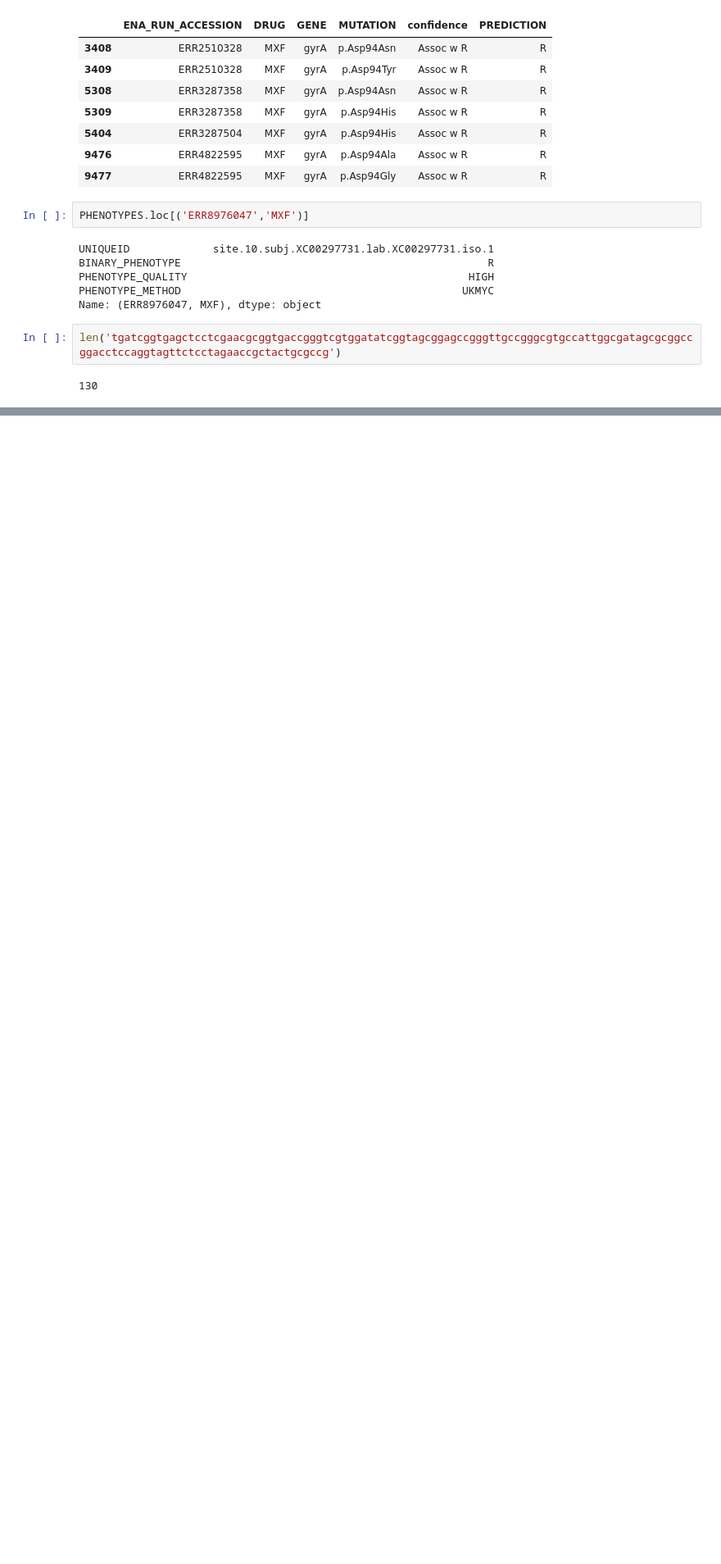
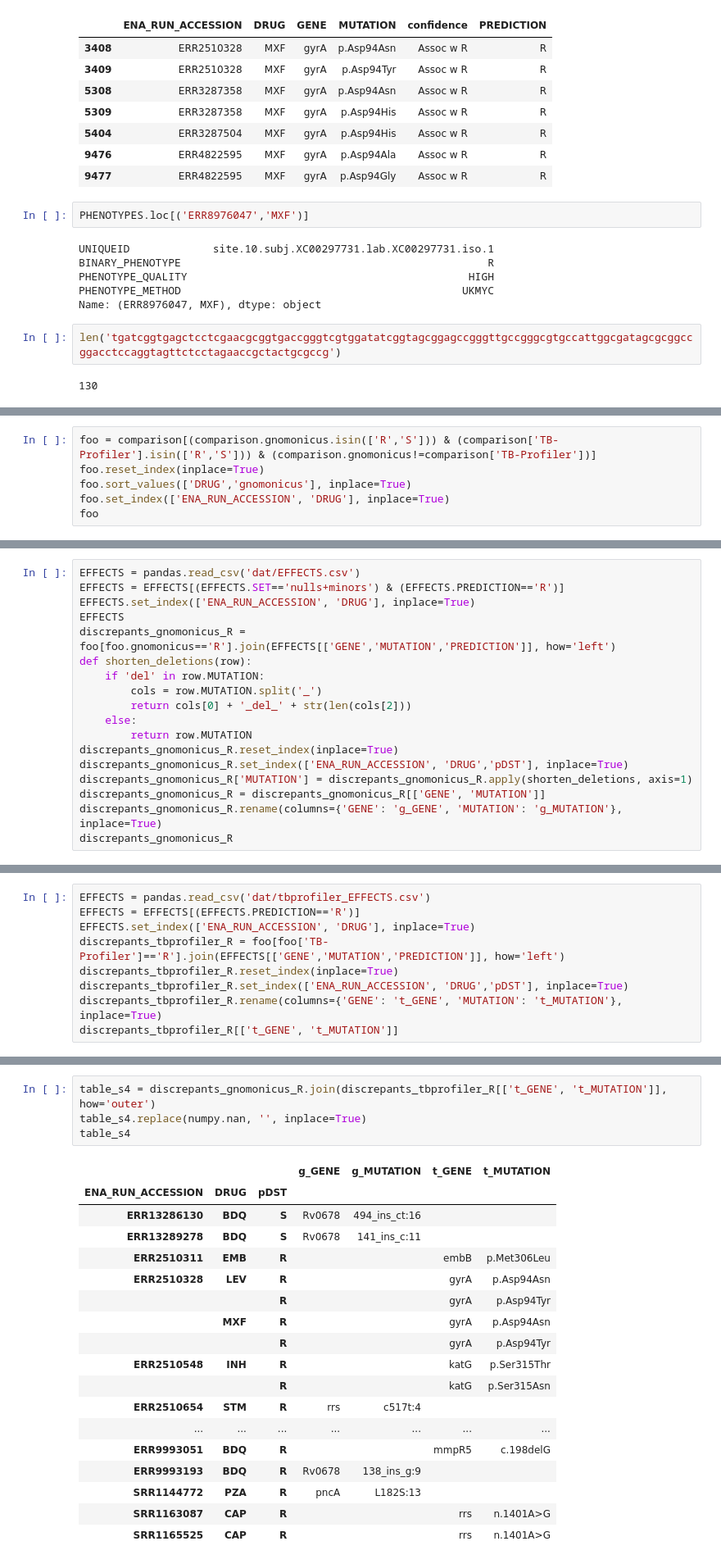
Before and after one commit to fowler-lab/validate-myco-amr, a Jupyter notebook: plot.ipynb, the cells around one changed output, grey strips where cells are left out. Shown at 82% size. Cells and saved outputs as stored; diff of their text form; blank space fills up the shorter version.

```diff
--- a/plot.ipynb
+++ b/plot.ipynb
@@ -625,0 +841,6 @@ len('gatgggcggctatttcgagtccaggagtttgactcggttggcgggtcgattgttgggctggctgctggtgtgt')
+# %%
+foo = comparison[(comparison.gnomonicus.isin(['R','S'])) & (comparison['TB-Profiler'].isin(['R','S'])) & (comparison.gnomonicus!=comparison['TB-Profiler'])]
+foo.reset_index(inplace=True)
+foo.sort_values(['DRUG','gnomonicus'], inplace=True)
+foo.set_index(['ENA_RUN_ACCESSION', 'DRUG'], inplace=True)
+foo
@@ -625,0 +870,18 @@ len('gatgggcggctatttcgagtccaggagtttgactcggttggcgggtcgattgttgggctggctgctggtgtgt')
+# %%
+EFFECTS = pandas.read_csv('dat/EFFECTS.csv')
+EFFECTS = EFFECTS[(EFFECTS.SET=='nulls+minors') & (EFFECTS.PREDICTION=='R')]
+EFFECTS.set_index(['ENA_RUN_ACCESSION', 'DRUG'], inplace=True)
+EFFECTS
+discrepants_gnomonicus_R = foo[foo.gnomonicus=='R'].join(EFFECTS[['GENE','MUTATION','PREDICTION']], how='left')
+def shorten_deletions(row):
+    if 'del' in row.MUTATION:
+        cols = row.MUTATION.split('_')
+        return cols[0] + '_del_' + str(len(cols[2]))
+    else:
+        return row.MUTATION
+discrepants_gnomonicus_R.reset_index(inplace=True)
+discrepants_gnomonicus_R.set_index(['ENA_RUN_ACCESSION', 'DRUG','pDST'], inplace=True)
+discrepants_gnomonicus_R['MUTATION'] = discrepants_gnomonicus_R.apply(shorten_deletions, axis=1)
+discrepants_gnomonicus_R = discrepants_gnomonicus_R[['GENE', 'MUTATION']]
+discrepants_gnomonicus_R.rename(columns={'GENE': 'g_GENE', 'MUTATION': 'g_MUTATION'}, inplace=True)
+discrepants_gnomonicus_R
@@ -625,0 +907,9 @@ len('gatgggcggctatttcgagtccaggagtttgactcggttggcgggtcgattgttgggctggctgctggtgtgt')
+# %%
+EFFECTS = pandas.read_csv('dat/tbprofiler_EFFECTS.csv')
+EFFECTS = EFFECTS[(EFFECTS.PREDICTION=='R')]
+EFFECTS.set_index(['ENA_RUN_ACCESSION', 'DRUG'], inplace=True)
+discrepants_tbprofiler_R = foo[foo['TB-Profiler']=='R'].join(EFFECTS[['GENE','MUTATION','PREDICTION']], how='left')
+discrepants_tbprofiler_R.reset_index(inplace=True)
+discrepants_tbprofiler_R.set_index(['ENA_RUN_ACCESSION', 'DRUG','pDST'], inplace=True)
+discrepants_tbprofiler_R.rename(columns={'GENE': 't_GENE', 'MUTATION': 't_MUTATION'}, inplace=True)
+discrepants_tbprofiler_R[['t_GENE', 't_MUTATION']]
@@ -625,0 +935,23 @@ len('gatgggcggctatttcgagtccaggagtttgactcggttggcgggtcgattgttgggctggctgctggtgtgt')
+# %%
+table_s4 = discrepants_gnomonicus_R.join(discrepants_tbprofiler_R[['t_GENE', 't_MUTATION']], how='outer')
+table_s4.replace(numpy.nan, '', inplace=True)
+table_s4
+# %% [output]
+|  |  |  | g_GENE | g_MUTATION | t_GENE | t_MUTATION |
+| ENA_RUN_ACCESSION | DRUG | pDST |  |  |  |  |
+| ERR13286130 | BDQ | S | Rv0678 | 494_ins_ct:16 |  |  |
+| ERR13289278 | BDQ | S | Rv0678 | 141_ins_c:11 |  |  |
+| ERR2510311 | EMB | R |  |  | embB | p.Met306Leu |
+| ERR2510328 | LEV | R |  |  | gyrA | p.Asp94Asn |
+|  |  | R |  |  | gyrA | p.Asp94Tyr |
+|  | MXF | R |  |  | gyrA | p.Asp94Asn |
+|  |  | R |  |  | gyrA | p.Asp94Tyr |
+| ERR2510548 | INH | R |  |  | katG | p.Ser315Thr |
+|  |  | R |  |  | katG | p.Ser315Asn |
+| ERR2510654 | STM | R | rrs | c517t:4 |  |  |
+| ... | ... | ... | ... | ... | ... | ... |
+| ERR9993051 | BDQ | R |  |  | mmpR5 | c.198delG |
+| ERR9993193 | BDQ | R | Rv0678 | 138_ins_g:9 |  |  |
+| SRR1144772 | PZA | R | pncA | L182S:13 |  |  |
+| SRR1163087 | CAP | R |  |  | rrs | n.1401A>G |
+| SRR1165525 | CAP | R |  |  | rrs | n.1401A>G |
```
Also changed, not shown: parts of 30 cells of this notebook, 8 other files.
